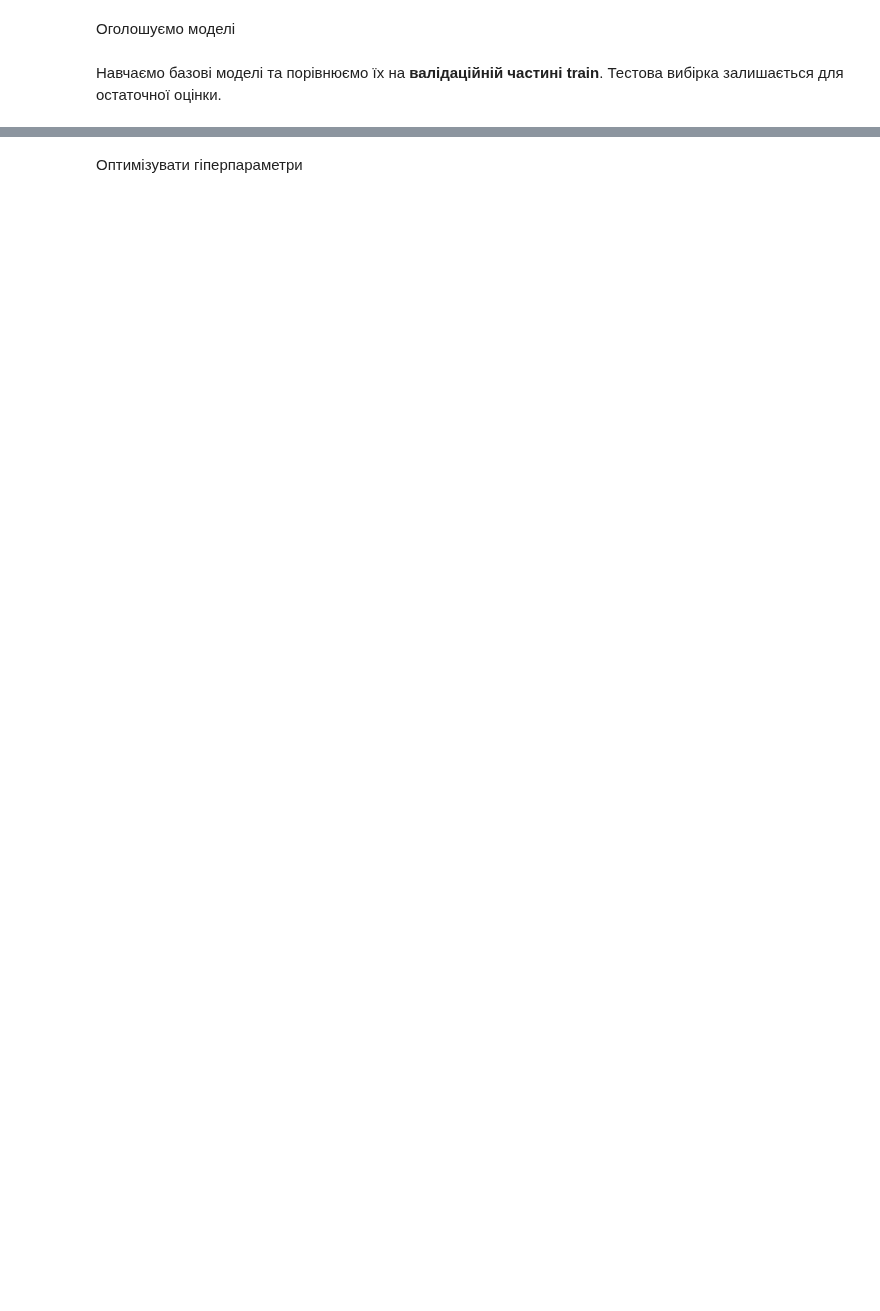
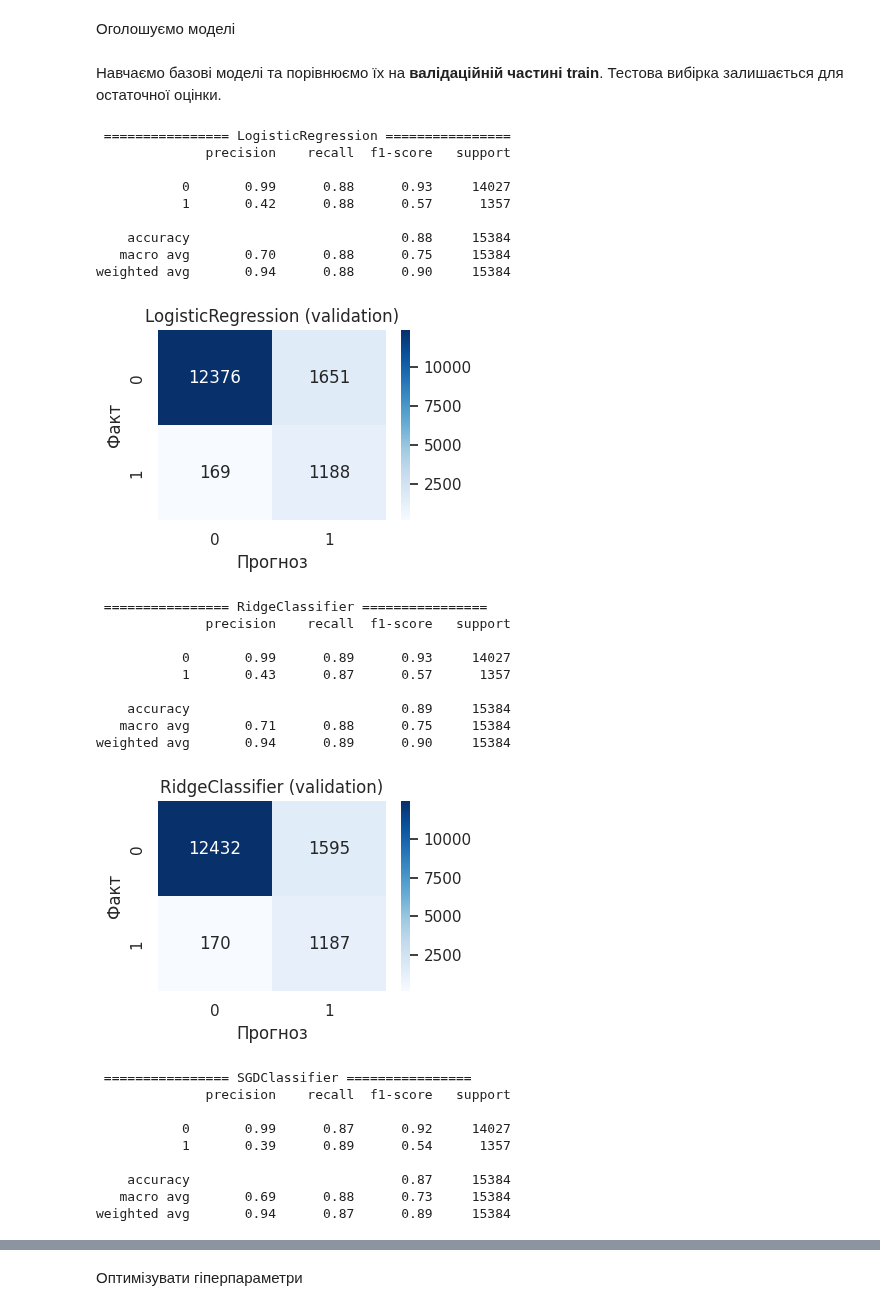
Before and after one commit to tkach3nkoo/MN, a Jupyter notebook: ЛР6_Ткаченко_група_9.ipynb, the cells around one changed output, grey strips where cells are left out. Cells and saved outputs as stored; diff of their text form; code cells hidden in the pictures; blank space fills up the shorter version.

```diff
--- a/ЛР6_Ткаченко_група_9.ipynb
+++ b/ЛР6_Ткаченко_група_9.ipynb
@@ -41,0 +27,21 @@ display(df.head())
+# %%
+from pathlib import Path
+csv_path = Path("diabetes_prediction_dataset.csv")
+if not csv_path.exists():
+    try:
+        import kagglehub
+    except ImportError:
+        %pip -q install kagglehub
+        import kagglehub
+    dataset_dir = Path(kagglehub.dataset_download("iammustafatz/diabetes-prediction-dataset"))
+    matches = list(dataset_dir.rglob("diabetes_prediction_dataset.csv"))
+    if not matches:
+        raise FileNotFoundError("У завантаженому датасеті Kaggle не знайдено diabetes_prediction_dataset.csv")
+    csv_path = matches[0]
+df = pd.read_csv(csv_path)
+required_columns = {"gender", "age", "hypertension", "heart_disease", "smoking_history", "bmi", "HbA1c_level", "blood_glucose_level", "diabetes"}
+missing = required_columns - set(df.columns)
+if missing:
+    raise ValueError(f"У датасеті відсутні стовпці: {sorted(missing)}")
+print(f"Файл: {csv_path} | Розмір: {df.shape[0]:,} × {df.shape[1]}")
+display(df.head())
@@ -212,32 +378,63 @@ X_fit, X_val, y_fit, y_val = train_test_split(
 val_scaler = StandardScaler()
 X_fit_scaled = val_scaler.fit_transform(X_fit)
 X_val_scaled = val_scaler.transform(X_val)
 
 val_smote = SMOTE(random_state=RANDOM_STATE)
 X_fit_bal, y_fit_bal = val_smote.fit_resample(X_fit_scaled, y_fit)
 
 baseline_results = {}
 for name, estimator in models.items():
     print("\n", "=" * 16, name, "=" * 16)
-    estimator.fit(X_fit_bal, y_fit_bal)
-    pred = estimator.predict(X_val_scaled)
+    fitted = clone(estimator)
+    fitted.fit(X_fit_bal, y_fit_bal)
+    pred = fitted.predict(X_val_scaled)
 
     baseline_results[name] = {
         "F1 (class 1)": f1_score(y_val, pred, pos_label=1, zero_division=0),
         "Recall (class 1)": recall_score(y_val, pred, pos_label=1, zero_division=0),
     }
 
     print(classification_report(y_val, pred, labels=[0, 1], zero_division=0))
     plt.figure(figsize=(4, 3))
     sns.heatmap(
         confusion_matrix(y_val, pred, labels=[0, 1]),
         annot=True, fmt="d", cmap="Blues"
     )
     plt.xlabel("Прогноз")
     plt.ylabel("Факт")
     plt.title(f"{name} (validation)")
     plt.tight_layout()
     plt.show()
 
 display(pd.DataFrame.from_dict(baseline_results, orient="index")
         .sort_values("F1 (class 1)", ascending=False))
+# %% [output]
+ ================ LogisticRegression ================
+              precision    recall  f1-score   support
+
+           0       0.99      0.88      0.93     14027
+           1       0.42      0.88      0.57      1357
+
+    accuracy                           0.88     15384
+   macro avg       0.70      0.88      0.75     15384
+weighted avg       0.94      0.88      0.90     15384
+[figure, added]
+ ================ RidgeClassifier ================
+              precision    recall  f1-score   support
+
+           0       0.99      0.89      0.93     14027
+           1       0.43      0.87      0.57      1357
+
+    accuracy                           0.89     15384
+   macro avg       0.71      0.88      0.75     15384
+weighted avg       0.94      0.89      0.90     15384
+[figure, added]
+ ================ SGDClassifier ================
+              precision    recall  f1-score   support
+
+           0       0.99      0.87      0.92     14027
+           1       0.39      0.89      0.54      1357
+
+    accuracy                           0.87     15384
+   macro avg       0.69      0.88      0.73     15384
+weighted avg       0.94      0.87      0.89     15384
```
Also changed, not shown: parts of 41 cells of this notebook.
